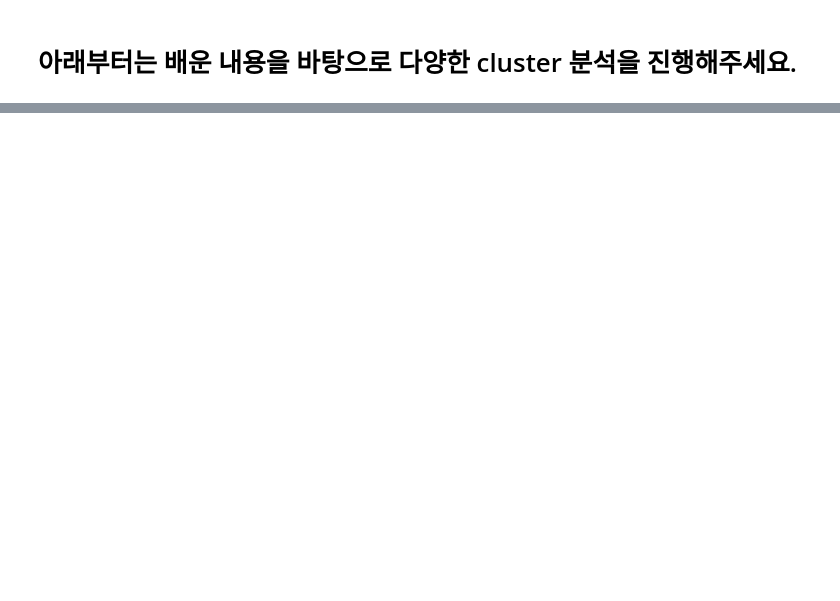
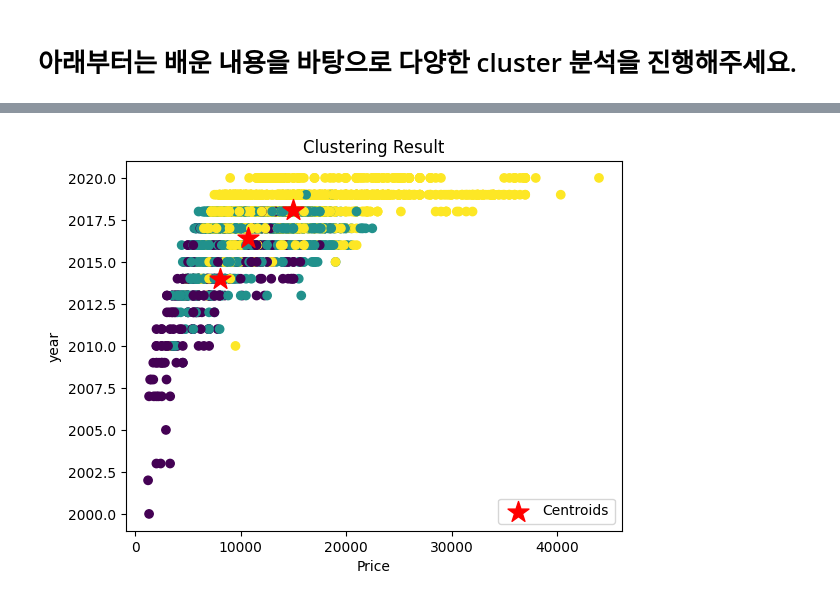
Before and after one commit to Meonu/AI-Bigdata-Study, a Jupyter notebook: Quiz/9. 김연우 - (과제_문제)비지도학습_현대중고차.ipynb, the cells around one changed output, grey strips where cells are left out. Saved outputs shown, nothing was run; the diff lists cells and outputs as text; code cells hidden in the pictures; blank space fills up the shorter version.

```diff
--- a/Quiz/9. 김연우 - (과제_문제)비지도학습_현대중고차.ipynb
+++ b/Quiz/9. 김연우 - (과제_문제)비지도학습_현대중고차.ipynb
@@ -114,0 +136,17 @@ plt.show()
+# %%
+# 클러스터링 결과 시각화
+import matplotlib.pyplot as plt
+
+# 4800여개의 데이터를 점 찍는 작업입니다.
+plt.scatter(x =  df_new['price'] , y = df_new['year']   , c=y_km, cmap='viridis')  # x, y, c에 값을 집어넣어주세요
+
+# 각 cluster의 중심을 점 찍는 작업입니다.
+plt.scatter(x=  centers[:,:1] , y= centers[:,1:2] , marker='*', s=250, color='red', label='Centroids') # x,y에 값을 집어넣어주세요
+
+plt.xlabel('Price')
+plt.ylabel('year')
+plt.title('Clustering Result')
+plt.legend()
+plt.show()
+# %% [output]
+[figure, added]
```
Also changed, not shown: parts of 7 cells of this notebook.
